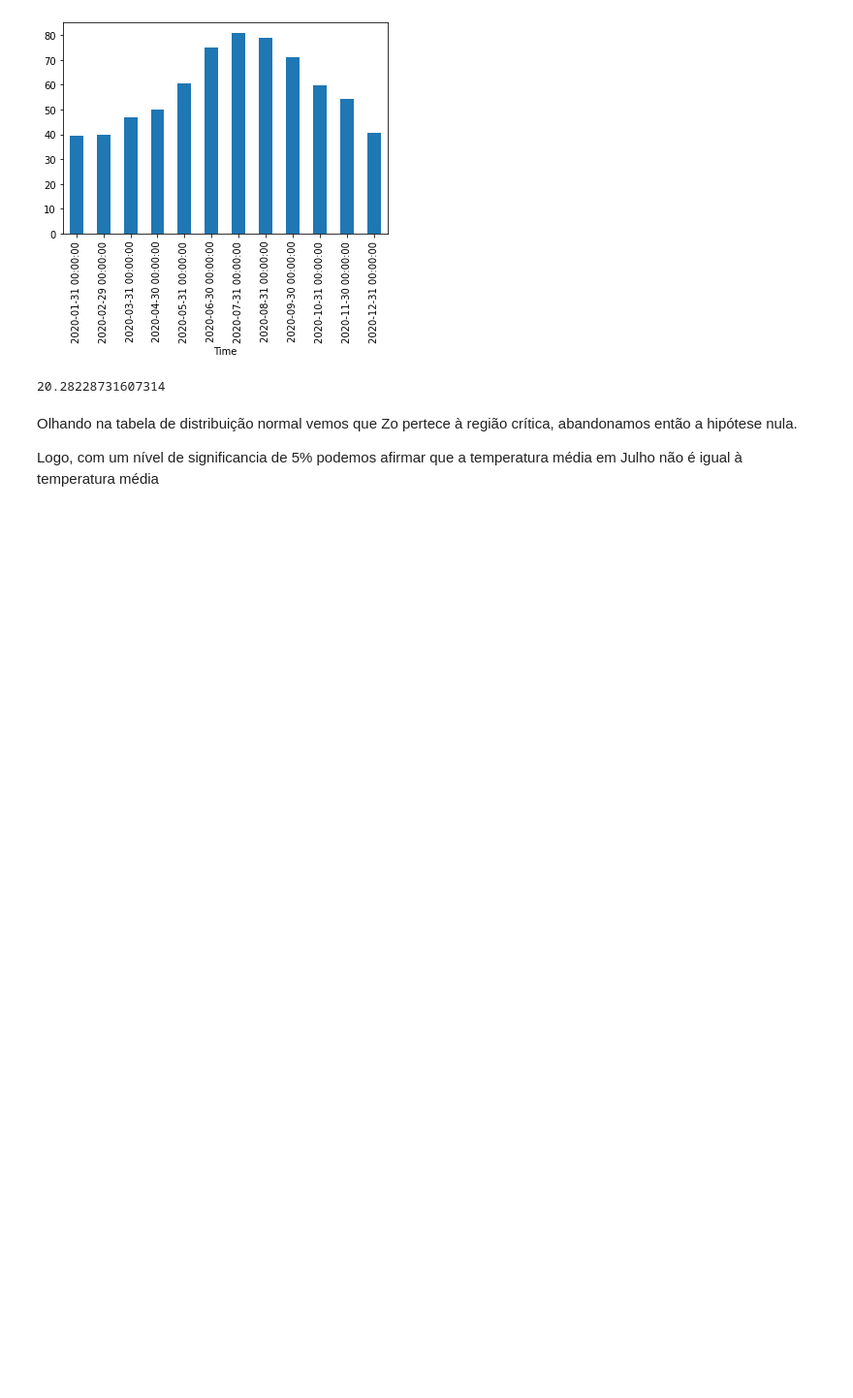
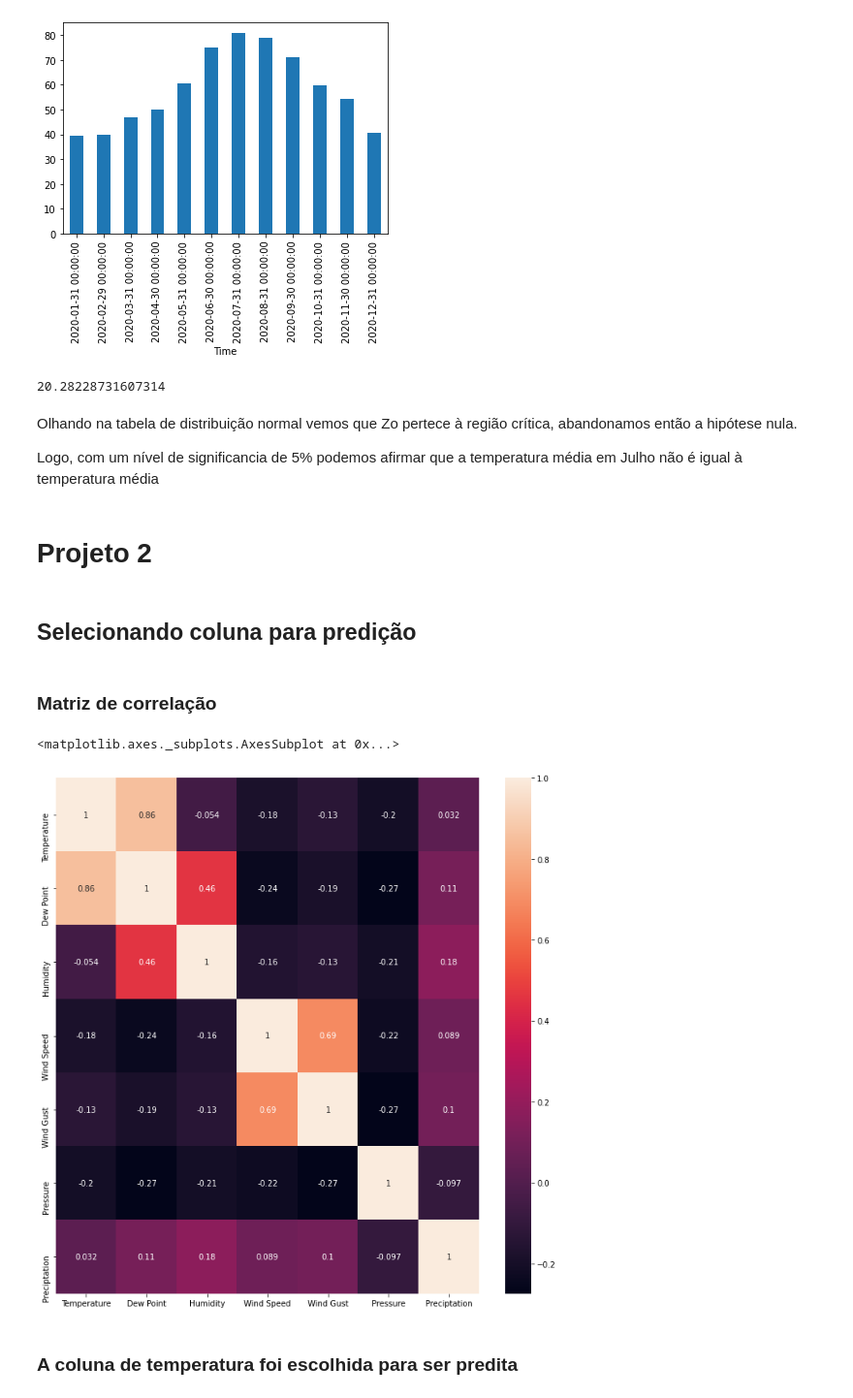
Before and after one commit to pedrohcaminha/projeto1DS, a Jupyter notebook: projeto_1.ipynb, the cells around one changed output. Shown at 97% size. Drawn from its saved outputs; the diff is of its cells as text; code cells hidden in the pictures; blank space fills up the shorter version.

```diff
--- a/projeto_1.ipynb
+++ b/projeto_1.ipynb
@@ -564,3 +566,20 @@ zo
 Olhando na tabela de distribuição normal vemos que Zo pertece à região crítica, abandonamos então a hipótese nula.
 
 Logo, com um nível de significancia de 5% podemos afirmar que a temperatura média em Julho não é igual à temperatura média
+# %% [markdown]
+# Projeto 2
+# %% [markdown]
+## Selecionando coluna para predição
+# %% [markdown]
+### Matriz de correlação
+# %%
+import matplotlib.pyplot as plt
+
+corrMatrix = data.corr()
+plt.figure(figsize=(12, 12))
+sns.heatmap(corrMatrix, annot=True,)
+# %% [output]
+<matplotlib.axes._subplots.AxesSubplot at 0x...>
+[figure, added]
+# %% [markdown]
+### A coluna de temperatura foi escolhida para ser predita
```
Also changed, not shown: parts of 60 cells of this notebook.
